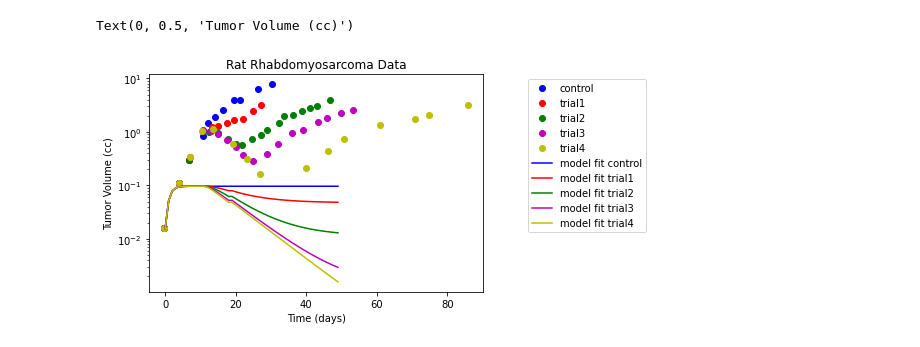
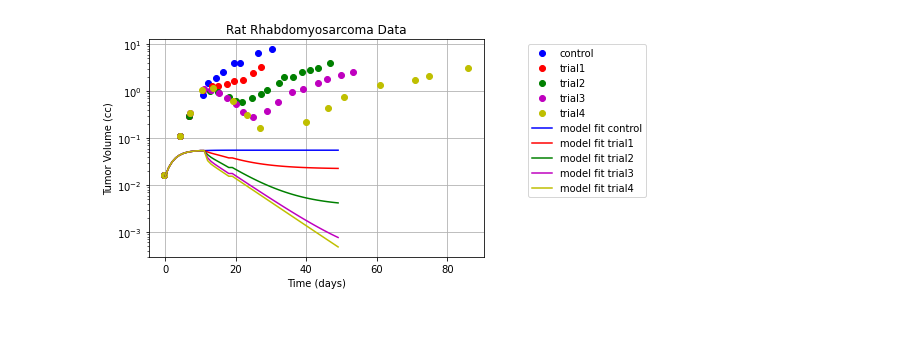
Before and after one commit to poojac831/Modeling-Tumor-Volume-using-ODEs, a Jupyter notebook: Project2.ipynb, the cells around one changed output. Cells and saved outputs as stored; diff of their text form; code cells hidden in the pictures.

```diff
--- a/Project2.ipynb
+++ b/Project2.ipynb
@@ -7,7 +7,6 @@ import matplotlib.pyplot as plt
 from scipy.integrate import odeint
 import pandas as pd
 
-
 #loading in rat data
 control = np.genfromtxt("control.csv",delimiter=",", dtype=float)
 x1 = np.genfromtxt("data1.csv",delimiter=",",dtype=float)
@@ -15,8 +14,9 @@ x2 = np.genfromtxt("data2.csv",delimiter=",",dtype=float)
 x3 = np.genfromtxt("data3.csv",delimiter=",",dtype=float)
 x4 = np.genfromtxt("data4.csv",delimiter=",",dtype=float)
 
+##################################################################################################
 
-#define ODE system before irradiation
+#define ODE system - BEFORE IRRADIATION
 def tumorbefore(x,t,D,alpha,Td0,theta,Tcl):
     vT,vND,lam = x
 
@@ -33,14 +33,14 @@ def tumorbefore(x,t,D,alpha,Td0,theta,Tcl):
     p = 1-(Tstar/3*Tm)*chi
     g = chi/(3*Tm)
 
-
+    #SOLVING
     dVT= lam*vT
     dVND = 0
     dlam= -theta*Td0*lam
 
     return [dVT,dVND,dlam]
 
-#define ODE system during irradiation
+#define ODE system DURING IRRADIATION
 def tumorduring(x,t,D,alpha,Td0,theta,Tcl):
     vT,vND,lam = x
 
@@ -57,13 +57,14 @@ def tumorduring(x,t,D,alpha,Td0,theta,Tcl):
     p = 1-(Tstar/3*Tm)*chi
     g = chi/(3*Tm)
 
+    #SOLVING
     dVT=(lam*p*vT)-(g*vT)
     dVND = (g*vT)-(ncl*vND)
     dlam = -1*theta*Td0*lam
 
     return [dVT,dVND,dlam]
 
-#define ODE system after irradiation
+#define ODE system AFTER IRRADIATION
 def tumorafter(x,t,D,alpha,Td0,theta,Tcl):
     vT,vND,lam = x
 
@@ -80,11 +81,14 @@ def tumorafter(x,t,D,alpha,Td0,theta,Tcl):
     p = 1-(Tstar/3*Tm)*chi
     g = chi/(3*Tm)
 
+    #SOLVING
     dVT= lam*vT
     dVND = -ncl*vND
     dlam = -theta*Td0*lam
 
     return [dVT,dVND,dlam]
+
+##################################################################################################
 
 #creating time vector
 Tr = 11 #day
@@ -97,20 +101,25 @@ time = np.concatenate([timebefore,timeduring,timeafter])
 #rat constant values - optimized values
 D = np.array([0,10,20,30,40])
 alpha = 0.1523
-lam0 = 1.35/0.693
+lam0 = 0.693/1.35
 theta = 0.7941
 Tcl = 5.98
+
+###################################################################################################
 
 #initial conditions - BEFORE IRRADIATION
 inicbefore = np.array([0.0157,0,lam0])
 
-ODEbeforecontrol = odeint(tumorbefore,inicbefore,timebefore,args=(D[0],alpha,Td0,theta,Tcl))
-ODEbeforex1 = odeint(tumorbefore,inicbefore,timebefore,args=(D[1],alpha,Td0,theta,Tcl))
-ODEbeforex2 = odeint(tumorbefore,inicbefore,timebefore,args=(D[2],alpha,Td0,theta,Tcl))
-ODEbeforex3 = odeint(tumorbefore,inicbefore,timebefore,args=(D[3],alpha,Td0,theta,Tcl))
-ODEbeforex4 = odeint(tumorbefore,inicbefore,timebefore,args=(D[4],alpha,Td0,theta,Tcl))
+#fitting model
+ODEbeforecontrol = odeint(tumorbefore,inicbefore,timebefore,args=(D[0],alpha,lam0,theta,Tcl))
+ODEbeforex1 = odeint(tumorbefore,inicbefore,timebefore,args=(D[1],alpha,lam0,theta,Tcl))
+ODEbeforex2 = odeint(tumorbefore,inicbefore,timebefore,args=(D[2],alpha,lam0,theta,Tcl))
+ODEbeforex3 = odeint(tumorbefore,inicbefore,timebefore,args=(D[3],alpha,lam0,theta,Tcl))
+ODEbeforex4 = odeint(tumorbefore,inicbefore,timebefore,args=(D[4],alpha,lam0,theta,Tcl))
 
-#DURING IRRADIATION
+####################################################################################################
+
+#initial conditions - DURING IRRADIATION
 inicduringcontrol = np.asarray(ODEbeforecontrol[-1:,:])
 inicduringcontrol = inicduringcontrol.reshape(3,)
 
@@ -126,13 +135,16 @@ inicduringx3 = inicduringx3.reshape(3,)
 inicduringx4 = np.asarray(ODEbeforex4[-1:,:])
 inicduringx4 = inicduringx4.reshape(3,)
 
-ODEduringcontrol = odeint(tumorduring,inicduringcontrol,timeduring,args=(D[0],alpha,Td0,theta,Tcl))
-ODEduringx1 = odeint(tumorduring,inicduringx1,timeduring,args=(D[1],alpha,Td0,theta,Tcl))
-ODEduringx2 = odeint(tumorduring,inicduringx2,timeduring,args=(D[2],alpha,Td0,theta,Tcl))
-ODEduringx3 = odeint(tumorduring,inicduringx3,timeduring,args=(D[3],alpha,Td0,theta,Tcl))
-ODEduringx4 = odeint(tumorduring,inicduringx4,timeduring,args=(D[4],alpha,Td0,theta,Tcl))
+#fitting model
+ODEduringcontrol = odeint(tumorduring,inicduringcontrol,timeduring,args=(D[0],alpha,lam0,theta,Tcl))
+ODEduringx1 = odeint(tumorduring,inicduringx1,timeduring,args=(D[1],alpha,lam0,theta,Tcl))
+ODEduringx2 = odeint(tumorduring,inicduringx2,timeduring,args=(D[2],alpha,lam0,theta,Tcl))
+ODEduringx3 = odeint(tumorduring,inicduringx3,timeduring,args=(D[3],alpha,lam0,theta,Tcl))
+ODEduringx4 = odeint(tumorduring,inicduringx4,timeduring,args=(D[4],alpha,lam0,theta,Tcl))
 
-#AFTER IRRADIATION
+#######################################################################################################
+
+#initial conditions - AFTER IRRADIATION
 inicaftercontrol = np.asarray(ODEduringcontrol[-1:,:])
 inicaftercontrol = inicaftercontrol.reshape(3,)
 
@@ -148,39 +160,43 @@ inicafterx3 = inicafterx3.reshape(3,)
 inicafterx4 = np.asarray(ODEduringx4[-1:,:])
 inicafterx4 = inicafterx4.reshape(3,)
 
-ODEaftercontrol = odeint(tumorafter,inicaftercontrol,timeafter,args=(D[0],alpha,Td0,theta,Tcl))
-ODEafterx1 = odeint(tumorafter,inicafterx1,timeafter,args=(D[1],alpha,Td0,theta,Tcl))
-ODEafterx2 = odeint(tumorafter,inicafterx2,timeafter,args=(D[2],alpha,Td0,theta,Tcl))
-ODEafterx3 = odeint(tumorafter,inicafterx3,timeafter,args=(D[3],alpha,Td0,theta,Tcl))
-ODEafterx4 = odeint(tumorafter,inicafterx4,timeafter,args=(D[4],alpha,Td0,theta,Tcl))
+#fitting model
+ODEaftercontrol = odeint(tumorafter,inicaftercontrol,timeafter,args=(D[0],alpha,lam0,theta,Tcl))
+ODEafterx1 = odeint(tumorafter,inicafterx1,timeafter,args=(D[1],alpha,lam0,theta,Tcl))
+ODEafterx2 = odeint(tumorafter,inicafterx2,timeafter,args=(D[2],alpha,lam0,theta,Tcl))
+ODEafterx3 = odeint(tumorafter,inicafterx3,timeafter,args=(D[3],alpha,lam0,theta,Tcl))
+ODEafterx4 = odeint(tumorafter,inicafterx4,timeafter,args=(D[4],alpha,lam0,theta,Tcl))
+
+######################################################################################################
 
 #combining responses
 ODEresponse = np.concatenate([ODEbeforecontrol,ODEduringcontrol,ODEaftercontrol])
 ODE1response = np.concatenate([ODEbeforex1,ODEduringx1,ODEafterx1])
 ODE2response = np.concatenate([ODEbeforex2,ODEduringx2,ODEafterx2])
 ODE3response = np.concatenate([ODEbeforex3,ODEduringx3,ODEafterx3])
 ODE4response = np.concatenate([ODEbeforex4,ODEduringx4,ODEafterx4])
 
 #plotting everything
 plt.figure()
 plt.yscale('log')
 plt.plot(control[:,0],control[:,1],'bo',label="control")
 plt.plot(x1[:,0],x1[:,1],'ro',label="trial1")
 plt.plot(x2[:,0],x2[:,1],'go',label="trial2")
 plt.plot(x3[:,0],x3[:,1],'mo',label="trial3")
 plt.plot(x4[:,0],x4[:,1],'yo',label="trial4")
 
+#adding volume of actively dividing and dead cells
 plt.plot(time,ODEresponse[:,0]+ODEresponse[:,1],'b',label='model fit control')
 plt.plot(time,ODE1response[:,0]+ODE1response[:,1],'r',label='model fit trial1')
 plt.plot(time,ODE2response[:,0]+ODE2response[:,1],'g',label='model fit trial2')
 plt.plot(time,ODE3response[:,0]+ODE3response[:,1],'m',label='model fit trial3')
 plt.plot(time,ODE4response[:,0]+ODE4response[:,1],'y',label='model fit trial4')
 
 plt.legend(loc='upper right', bbox_to_anchor=(1.5, 1))
 plt.xlabel("Time (days)")
 plt.title("Rat Rhabdomyosarcoma Data")
 plt.ylabel("Tumor Volume (cc)")
+plt.grid()
 # %% [output]
-Text(0, 0.5, 'Tumor Volume (cc)')
-[figure, old version]
+[figure, new version]
 # %%
```
Also changed, not shown: parts of 2 cells of this notebook.
